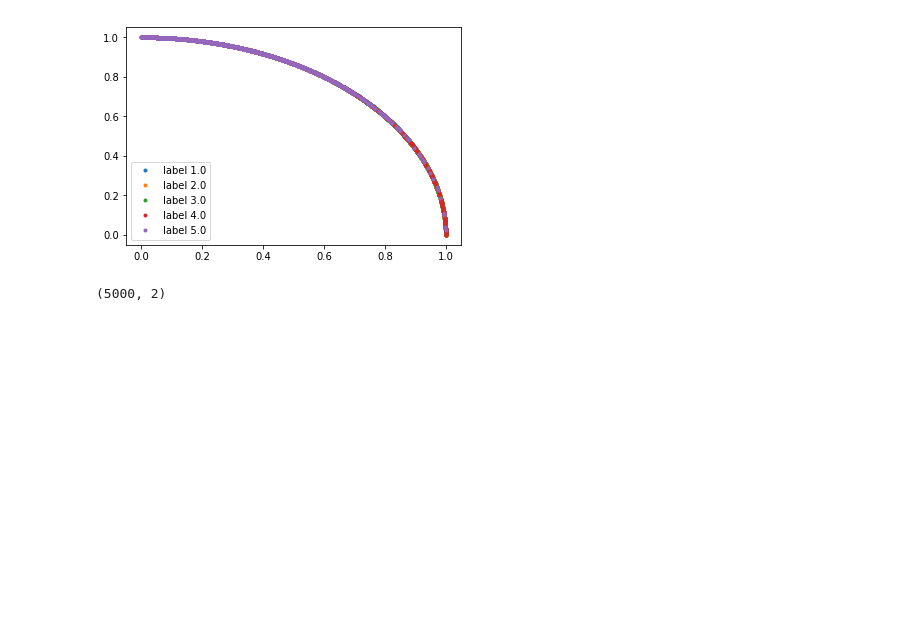
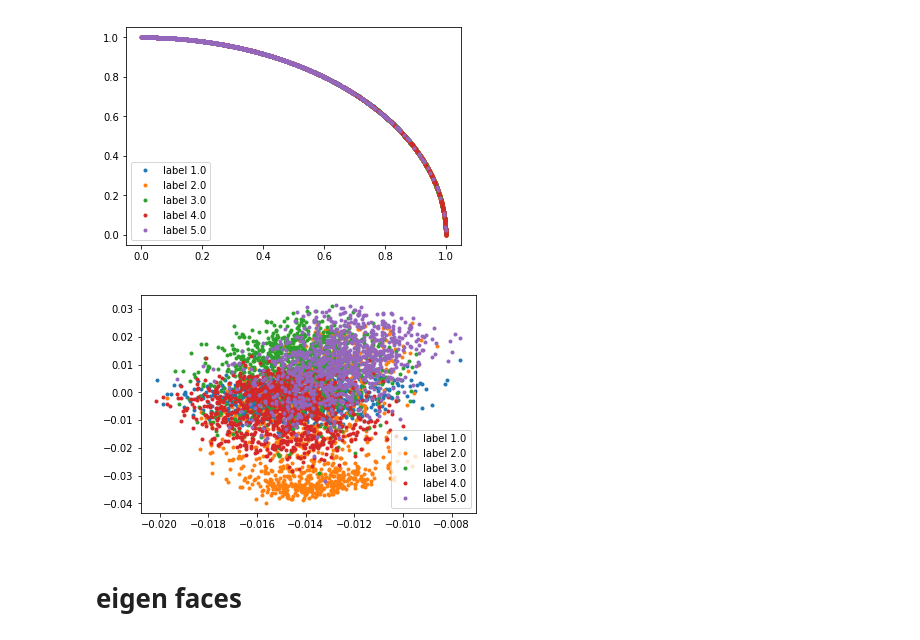
Before and after one commit to csielee/2018ML, a Jupyter notebook: HW7/HW7.ipynb, the cells around one changed output. Saved outputs shown, nothing was run; the diff lists cells and outputs as text; code cells hidden in the pictures; blank space fills up the shorter version.

```diff
--- a/HW7/HW7.ipynb
+++ b/HW7/HW7.ipynb
@@ -101,7 +136,8 @@ showCluster(PCA_space, train_label)
 # %%
-plt.imshow(train_data[0].reshape(28,28), cmap='gray')
+i = 0
+plt.imshow(train_data[i].reshape(28,28), cmap='gray')
 plt.show()
-plt.imshow(np.matmul(np.matmul(train_data[0],W), W.T).reshape(28,28), cmap='gray')
+plt.imshow(np.matmul(np.matmul(train_data[i],W), W.T).reshape(28,28), cmap='gray')
 # %% [output]
 [figure]
 <matplotlib.image.AxesImage at 0x...>
@@ -413,7 +481,10 @@ U2 = U / np.sqrt(np.sum(U**2, axis=1))[:,None]
 showCluster(np.abs(U2), train_label)
 # %% [output]
 [figure]
-# %%
-U2.shape
-# %% [output]
-(5000, 2)
+# %%
+tmp, _ = PCA(U5, 2)
+showCluster(tmp, train_label)
+# %% [output]
+[figure, added]
+# %% [markdown]
+# eigen faces
```
Also changed, not shown: parts of 9 cells of this notebook.
